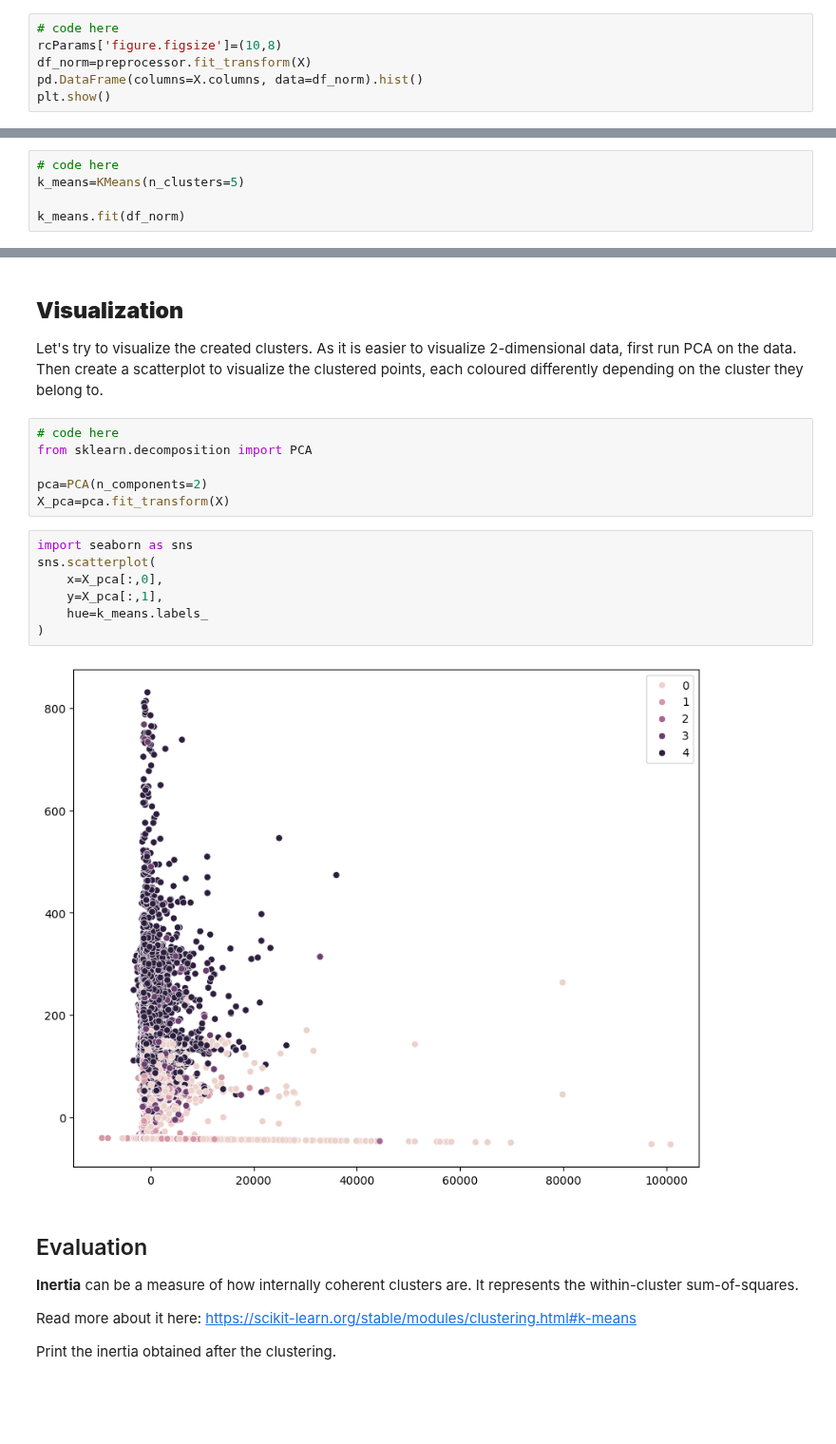
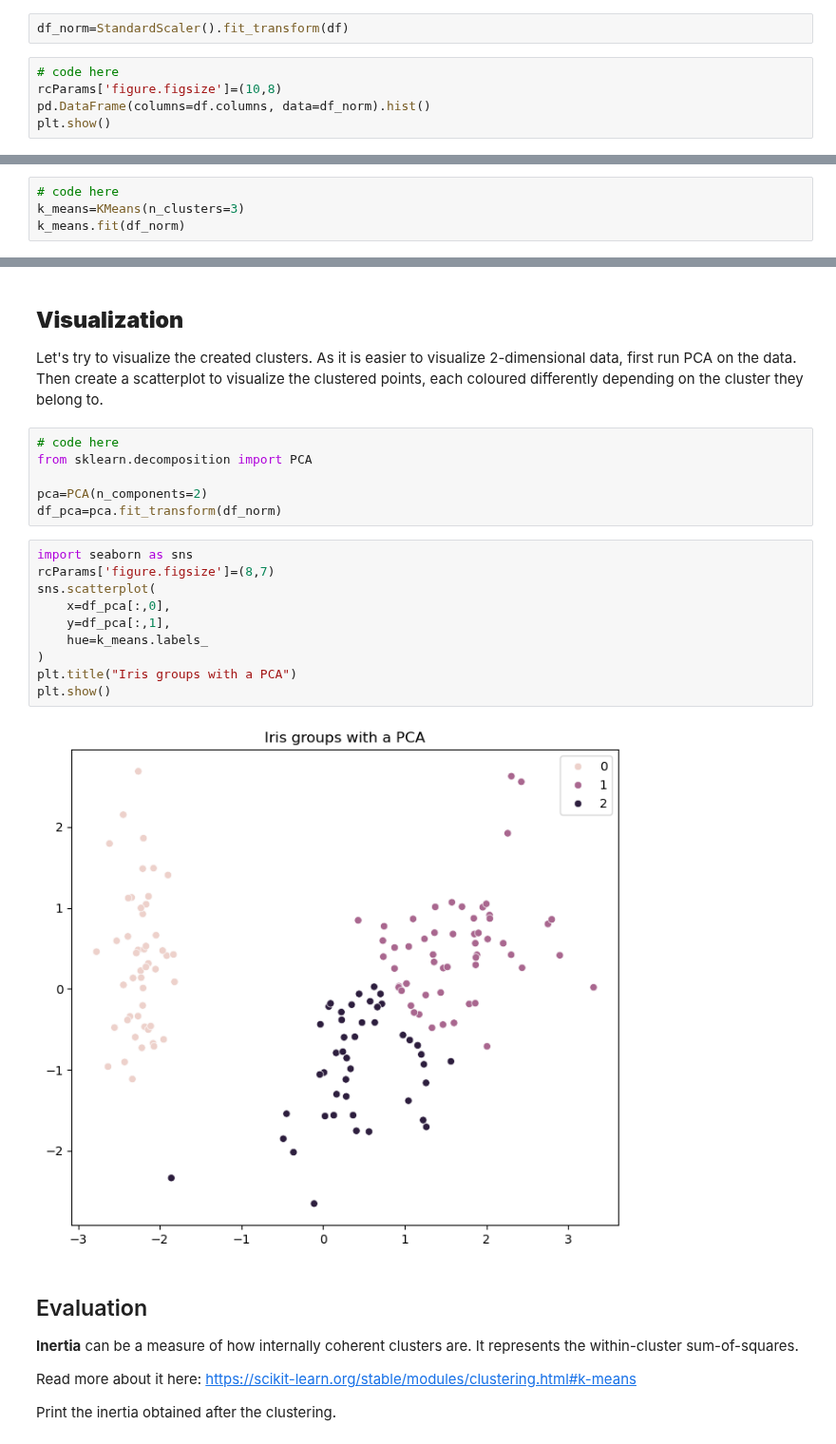
Before and after one commit to ThibaultLaunois/CampNum-12_ML2_Classification_and_Clustering, a Jupyter notebook: ML2.3_clustering_intro/notebook/Clustering_v2.ipynb, the cells around one changed output, grey strips where cells are left out. Shown at 95% size. Saved outputs shown, nothing was run; the diff lists cells and outputs as text; blank space fills up the shorter version.

```diff
--- a/ML2.3_clustering_intro/notebook/Clustering_v2.ipynb
+++ b/ML2.3_clustering_intro/notebook/Clustering_v2.ipynb
@@ -125,10 +109,11 @@ Name: count, dtype: int64
 Pas de valeurs manquantes
 # %% [markdown]
 Plot histograms of features
+# %%
+df_norm=StandardScaler().fit_transform(df)
 # %%
 # code here
 rcParams['figure.figsize']=(10,8)
-df_norm=preprocessor.fit_transform(X)
-pd.DataFrame(columns=X.columns, data=df_norm).hist()
+pd.DataFrame(columns=df.columns, data=df_norm).hist()
 plt.show()
 # %% [output]
@@ -168,7 +153,6 @@ The goal of this step is to become familiar with the sklearn clustering package
 Start by peforming a clustering of the data in *df_norm* into 5 clusters.
 # %%
 # code here
-k_means=KMeans(n_clusters=5)
-
+k_means=KMeans(n_clusters=3)
 k_means.fit(df_norm)
 # %% [output]
@@ -200,16 +182,19 @@ Let's try to visualize the created clusters. As it is easier to visualize 2-dime
 from sklearn.decomposition import PCA
 
 pca=PCA(n_components=2)
-X_pca=pca.fit_transform(X)
+df_pca=pca.fit_transform(df_norm)
 # %%
 import seaborn as sns
+rcParams['figure.figsize']=(8,7)
 sns.scatterplot(
-    x=X_pca[:,0],
-    y=X_pca[:,1],
+    x=df_pca[:,0],
+    y=df_pca[:,1],
     hue=k_means.labels_
 )
+plt.title("Iris groups with a PCA")
+plt.show()
 # %% [output]
-[figure, old version]
+[figure, new version]
 # %% [markdown]
 ## Evaluation
 
```
Also changed, not shown: parts of 11 cells of this notebook.
